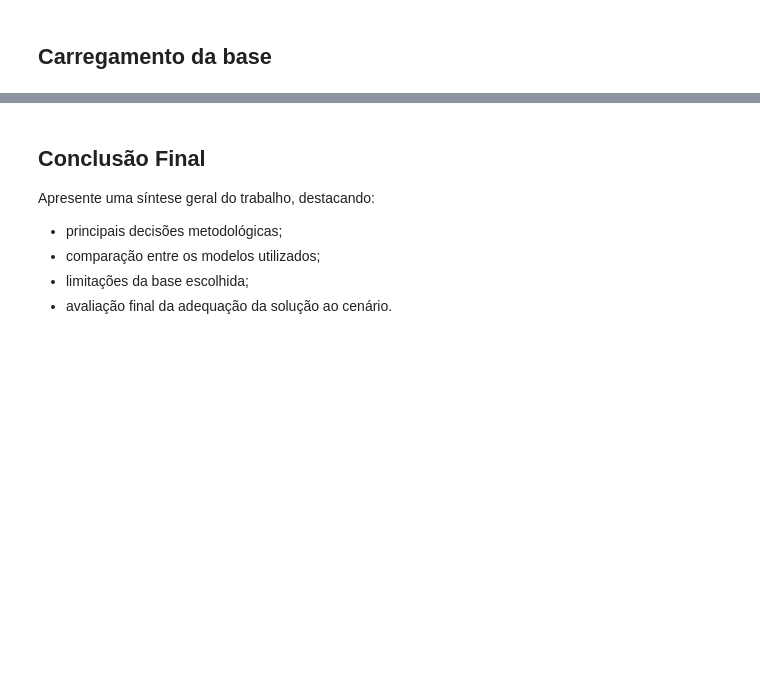
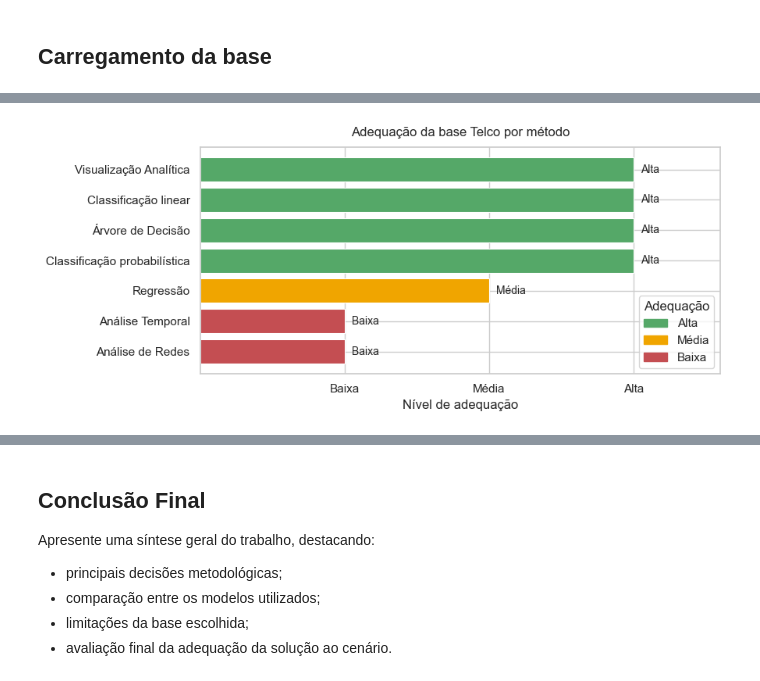
Before and after one commit to theduardomaciel/cc-cd, a Jupyter notebook: listas/lista2.ipynb, the cells around one changed output, grey strips where cells are left out. Drawn from its saved outputs; the diff is of its cells as text; code cells hidden in the pictures; blank space fills up the shorter version.

```diff
--- a/listas/lista2.ipynb
+++ b/listas/lista2.ipynb
@@ -215,0 +347,42 @@ Registre aqui as principais interpretações e conclusões obtidas com base nos
+# %%
+# ── Gráfico 3: mapa de adequação dos métodos ─────────────────────────────────
+fit_map   = {'Alta': 3, 'Média': 2, 'Baixa': 1}
+color_map = {'Alta': '#55A868', 'Média': '#F0A500', 'Baixa': '#C44E52'}
+
+method_fit = q1['method_fit'].copy()
+method_fit['score']  = method_fit['Adequação'].map(fit_map)
+method_fit['cor']    = method_fit['Adequação'].map(color_map)
+method_fit = method_fit.sort_values('score')
+
+labels_short = [
+    m.split('(')[0].strip() for m in method_fit['Método']
+]
+
+fig, ax = plt.subplots(figsize=(9, 4))
+bars = ax.barh(
+    labels_short, method_fit['score'],
+    color=method_fit['cor'].tolist(), edgecolor='white', linewidth=0.8
+)
+for bar, adq in zip(bars, method_fit['Adequação']):
+    ax.text(
+        bar.get_width() + 0.05,
+        bar.get_y() + bar.get_height() / 2,
+        adq, va='center', fontsize=10
+    )
+
+ax.set_xticks([1, 2, 3])
+ax.set_xticklabels(['Baixa', 'Média', 'Alta'])
+ax.set_xlim(0, 3.6)
+ax.set_title('Adequação da base Telco por método', fontsize=12, pad=10)
+ax.set_xlabel('Nível de adequação')
+
+patches = [
+    mpatches.Patch(color='#55A868', label='Alta'),
+    mpatches.Patch(color='#F0A500', label='Média'),
+    mpatches.Patch(color='#C44E52', label='Baixa'),
+]
+ax.legend(handles=patches, loc='lower right', title='Adequação')
+plt.tight_layout()
+plt.show()
+# %% [output]
+[figure, added]
```
Also changed, not shown: parts of 104 cells of this notebook, 1 other file.
